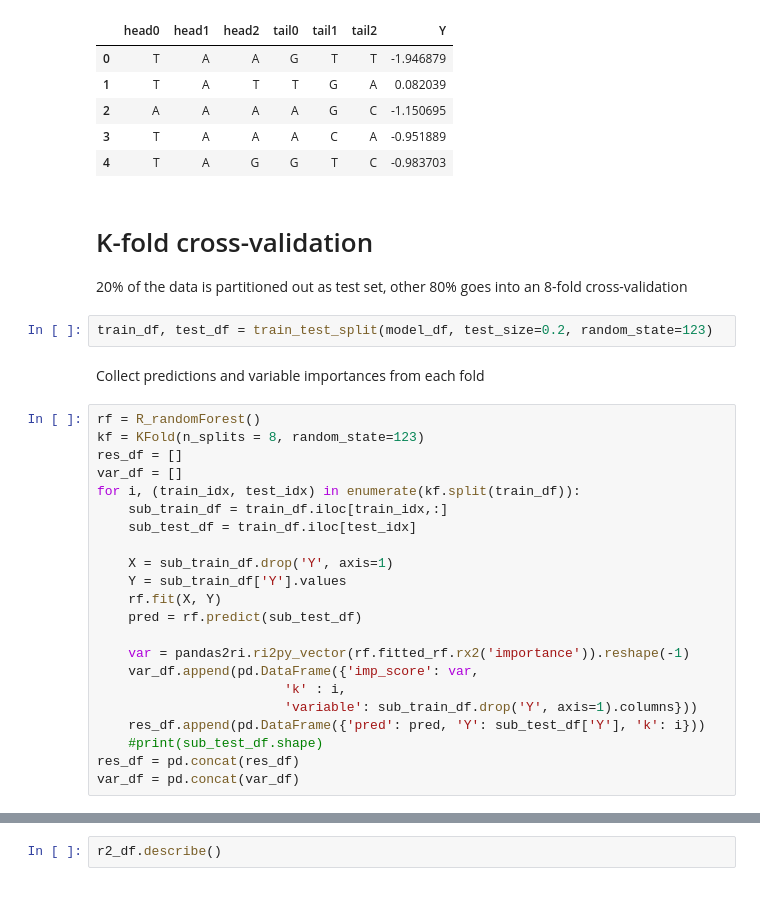
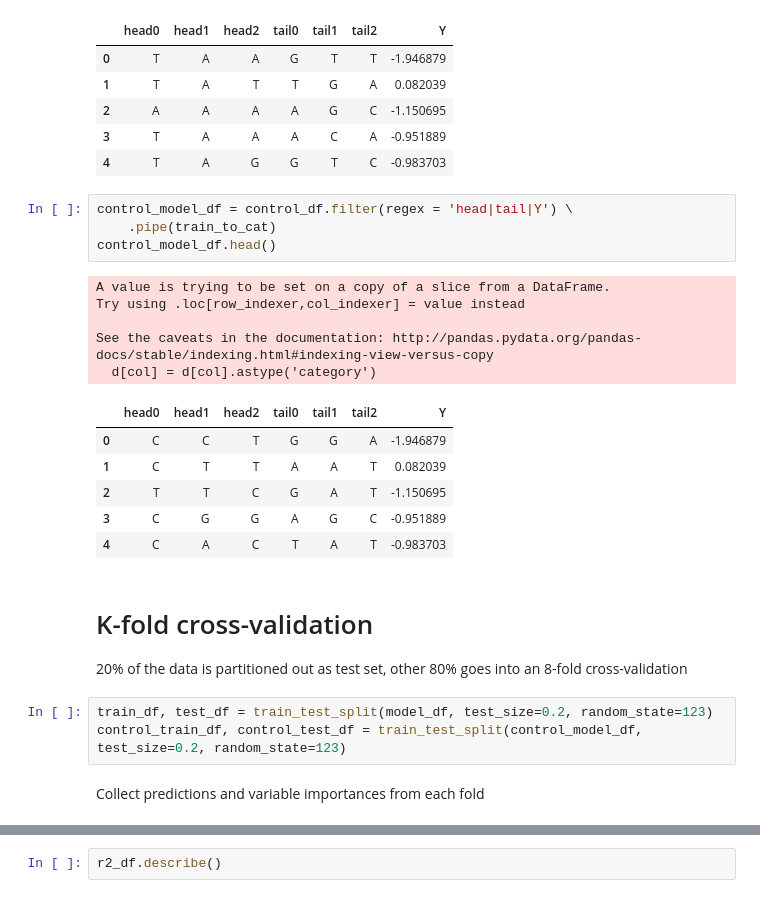
Before and after one commit to wckdouglas/tgirt_smRNA, a Jupyter notebook: scripts/RF_correction.ipynb, the cells around one changed output, grey strips where cells are left out. Drawn from its saved outputs; the diff is of its cells as text.

```diff
--- a/scripts/RF_correction.ipynb
+++ b/scripts/RF_correction.ipynb
@@ -58,33 +82,28 @@ See the caveats in the documentation: http://pandas.pydata.org/pandas-docs/stabl
 | 2 | A | A | A | A | G | C | -1.150695 |
 | 3 | T | A | A | A | C | A | -0.951889 |
 | 4 | T | A | G | G | T | C | -0.983703 |
+# %%
+control_model_df = control_df.filter(regex = 'head|tail|Y') \
+    .pipe(train_to_cat)
+control_model_df.head()
+# %% [output]
+A value is trying to be set on a copy of a slice from a DataFrame.
+Try using .loc[row_indexer,col_indexer] = value instead
+
+See the caveats in the documentation: http://pandas.pydata.org/pandas-docs/stable/indexing.html#indexing-view-versus-copy
+  d[col] = d[col].astype('category')
+|  | head0 | head1 | head2 | tail0 | tail1 | tail2 | Y |
+| 0 | C | C | T | G | G | A | -1.946879 |
+| 1 | C | T | T | A | A | T | 0.082039 |
+| 2 | T | T | C | G | A | T | -1.150695 |
+| 3 | C | G | G | A | G | C | -0.951889 |
+| 4 | C | A | C | T | A | T | -0.983703 |
 # %% [markdown]
 # K-fold cross-validation #
 
 20% of the data is partitioned out as test set, other 80% goes into an 8-fold cross-validation
 # %%
 train_df, test_df = train_test_split(model_df, test_size=0.2, random_state=123)
+control_train_df, control_test_df = train_test_split(control_model_df, test_size=0.2, random_state=123)
 # %% [markdown]
 Collect predictions and variable importances from each fold
-# %%
-rf = R_randomForest()
-kf = KFold(n_splits = 8, random_state=123)
-res_df = []
-var_df = []
-for i, (train_idx, test_idx) in enumerate(kf.split(train_df)):
-    sub_train_df = train_df.iloc[train_idx,:]
-    sub_test_df = train_df.iloc[test_idx]
-
-    X = sub_train_df.drop('Y', axis=1)
-    Y = sub_train_df['Y'].values
-    rf.fit(X, Y)
-    pred = rf.predict(sub_test_df)
-
-    var = pandas2ri.ri2py_vector(rf.fitted_rf.rx2('importance')).reshape(-1)
-    var_df.append(pd.DataFrame({'imp_score': var,
-                        'k' : i,
-                        'variable': sub_train_df.drop('Y', axis=1).columns}))
-    res_df.append(pd.DataFrame({'pred': pred, 'Y': sub_test_df['Y'], 'k': i}))
-    #print(sub_test_df.shape)
-res_df = pd.concat(res_df)
-var_df = pd.concat(var_df)
```
Also changed, not shown: parts of 5 cells of this notebook, 1 other file.
